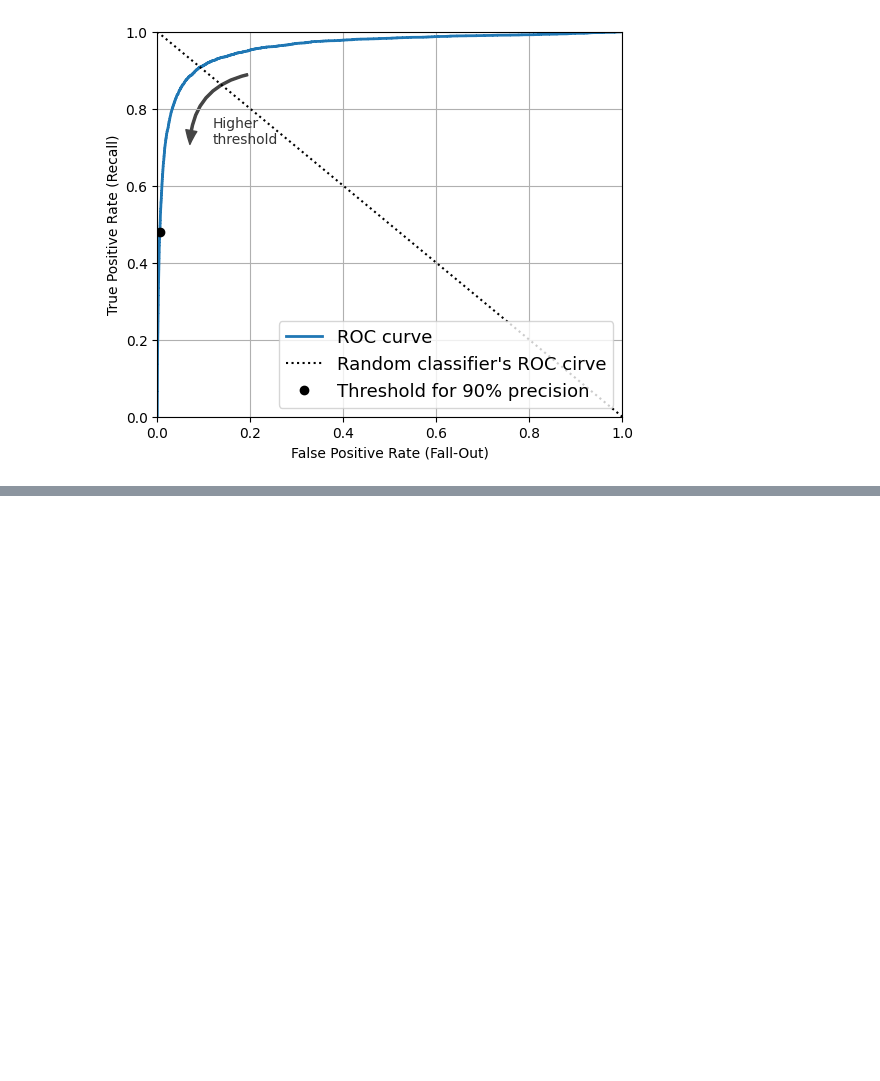
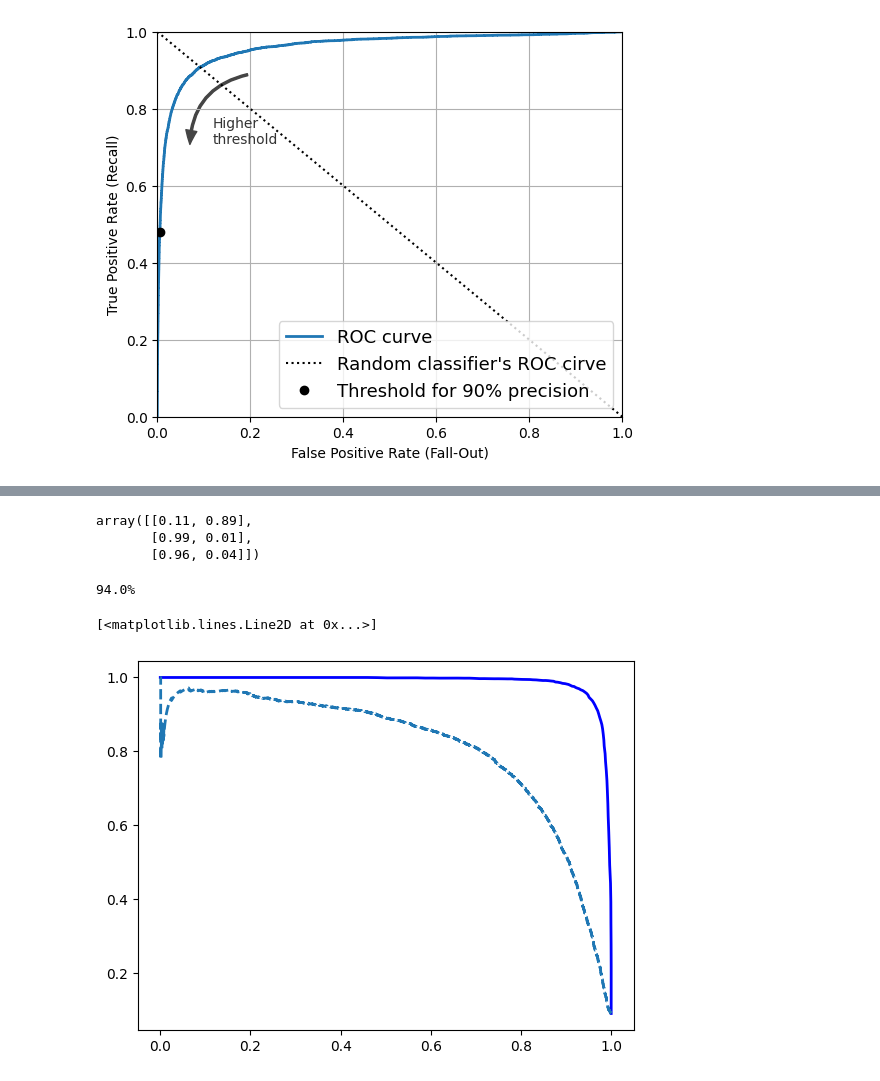
Before and after one commit to ArezooAalipanah/machine_learning3, a Jupyter notebook: HML3_ch3.ipynb, the cells around one changed output, grey strips where cells are left out. Drawn from its saved outputs; the diff is of its cells as text; code cells hidden in the pictures; blank space fills up the shorter version.

```diff
--- a/HML3_ch3.ipynb
+++ b/HML3_ch3.ipynb
@@ -490,0 +497,34 @@ plt.show()
+# %%
+from sklearn.ensemble import RandomForestClassifier
+
+forest_clf = RandomForestClassifier(random_state=42)
+# %%
+y_probas_forest = cross_val_predict(forest_clf, X_train, y_train_5, cv=3,
+                                    method = "predict_proba")
+# %%
+y_probas_forest[:3]
+# %% [output]
+array([[0.11, 0.89],
+       [0.99, 0.01],
+       [0.96, 0.04]])
+# %%
+"""
+These are estimated probabilities.
+Among the images that the model classified as positive with a probability
+between 50% and 60%, there are actually about 94% positive images:"""
+idx_50_to_60 = (y_probas_forest[:,1]>0.50) & (y_probas_forest[:,1] < 0.60)
+print(f"{(y_train_5[idx_50_to_60]).sum()/ idx_50_to_60.sum():.1%}")
+# %% [output]
+94.0%
+# %%
+y_scores_forest = y_probas_forest[:, 1]
+precisions_forest, recalls_forest, thresholds_forest = precision_recall_curve(
+    y_train_5, y_scores_forest
+)
+# %%
+plt.plot(recalls_forest, precisions_forest, "b-", linewidth=2,
+         label="Random Forest")
+plt.plot(recalls, precisions, "--", linewidth=2, label="SGD")
+# %% [output]
+[<matplotlib.lines.Line2D at 0x...>]
+[figure, added]
```
Also changed, not shown: parts of 11 cells of this notebook.
